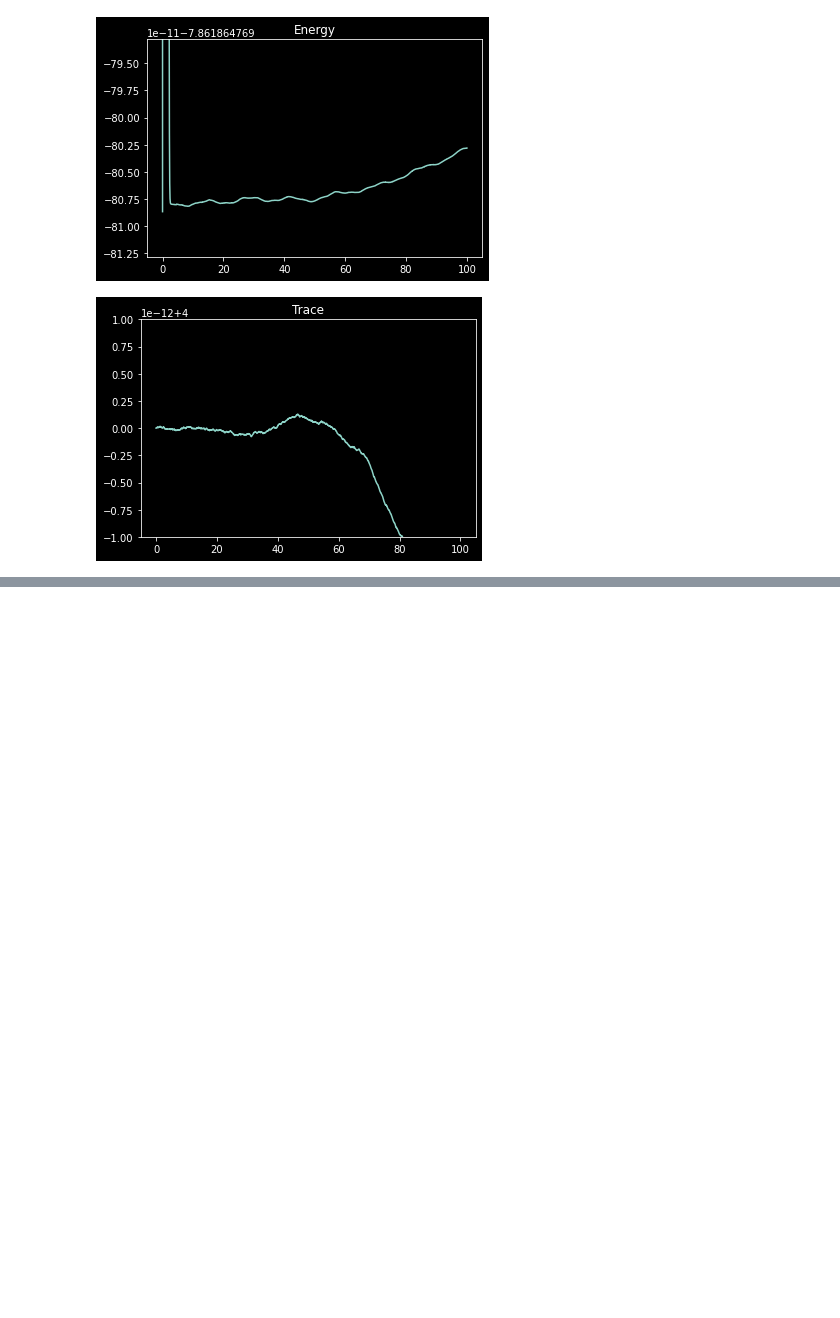
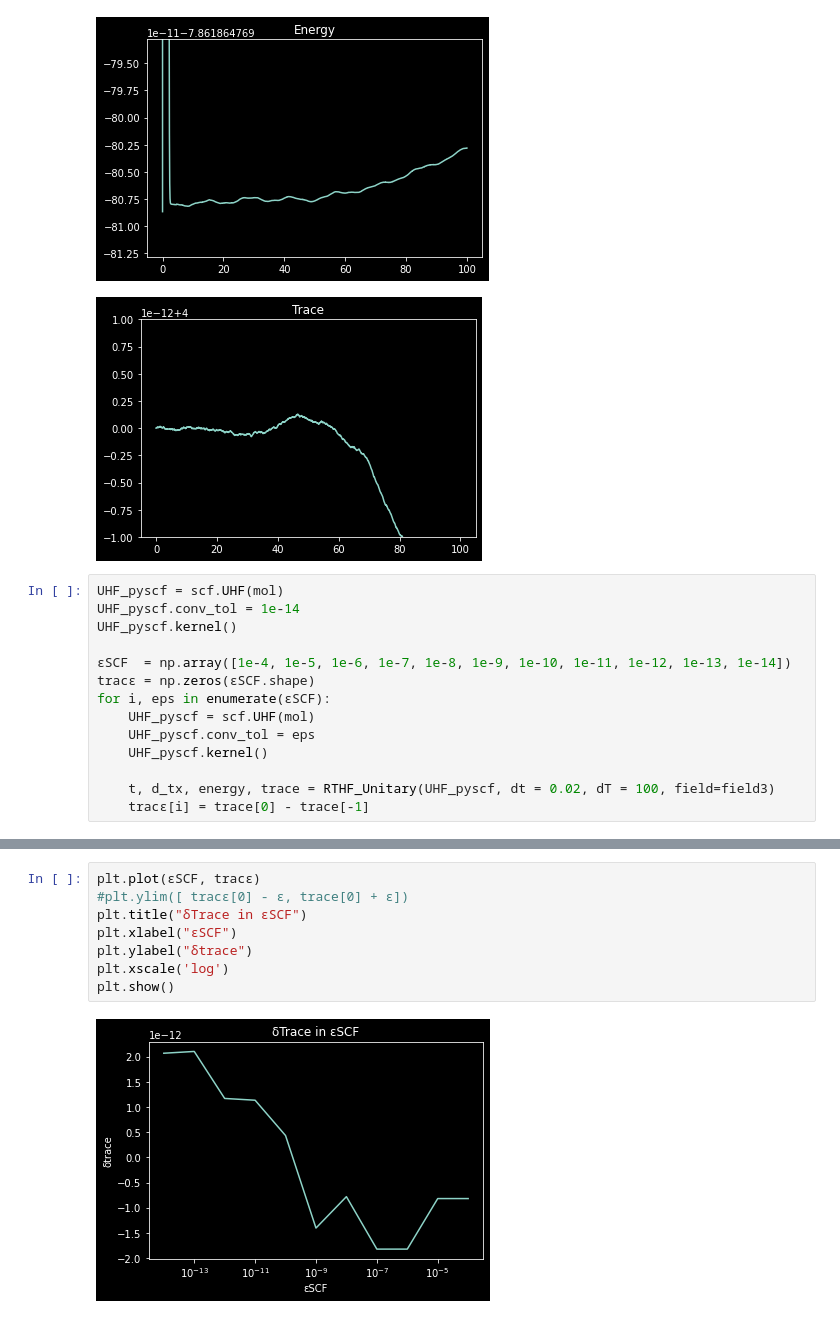
Before and after one commit to jcandane/RTHF, a Jupyter notebook: RTHF.ipynb, the cells around one changed output, grey strips where cells are left out. Drawn from its saved outputs; the diff is of its cells as text; blank space fills up the shorter version.

Commit message:
RTHF using PySCF UHF object

```diff
--- a/RTHF.ipynb
+++ b/RTHF.ipynb
@@ -185,3 +185,17 @@ plt.show()
 [figure]
 [figure]
 [figure]
+# %%
+UHF_pyscf = scf.UHF(mol)
+UHF_pyscf.conv_tol = 1e-14
+UHF_pyscf.kernel()
+
+εSCF  = np.array([1e-4, 1e-5, 1e-6, 1e-7, 1e-8, 1e-9, 1e-10, 1e-11, 1e-12, 1e-13, 1e-14])
+tracε = np.zeros(εSCF.shape)
+for i, eps in enumerate(εSCF):
+    UHF_pyscf = scf.UHF(mol)
+    UHF_pyscf.conv_tol = eps
+    UHF_pyscf.kernel()
+
+    t, d_tx, energy, trace = RTHF_Unitary(UHF_pyscf, dt = 0.02, dT = 100, field=field3)
+    tracε[i] = trace[0] - trace[-1]
@@ -187,0 +215,10 @@ plt.show()
+# %%
+plt.plot(εSCF, tracε)
+#plt.ylim([ tracε[0] - ε, trace[0] + ε])
+plt.title("δTrace in εSCF")
+plt.xlabel("εSCF")
+plt.ylabel("δtrace")
+plt.xscale('log')
+plt.show()
+# %% [output]
+[figure, added]
```
Also changed, not shown: parts of 1 cell of this notebook.
